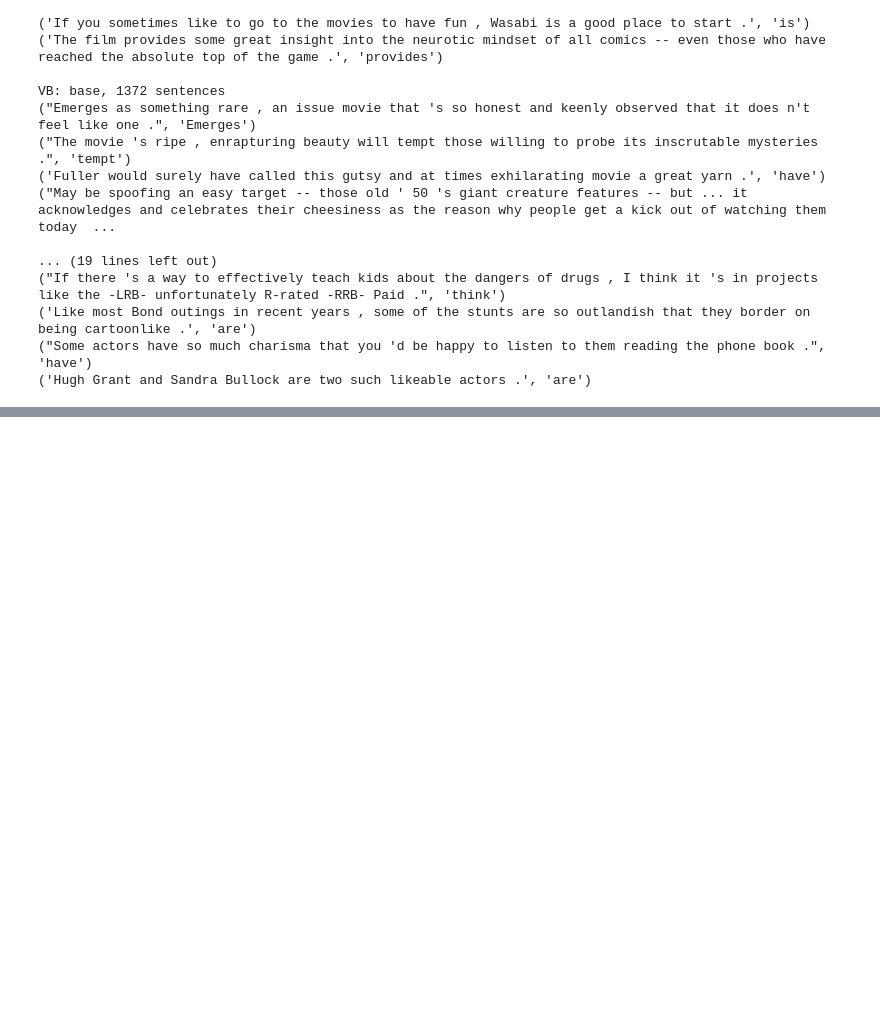
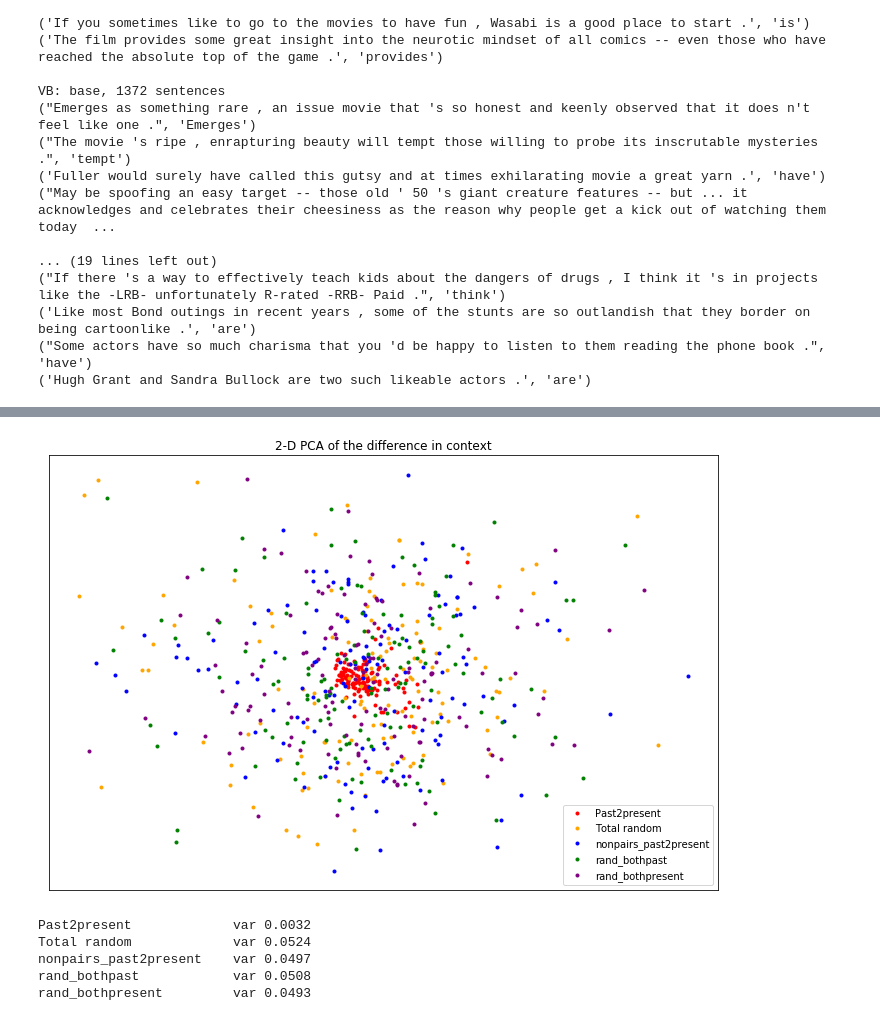
Before and after one commit to SPOClab-ca/layerwise-anomaly, a Jupyter notebook: notebooks/20200701_time_vector.ipynb, the cells around one changed output, grey strips where cells are left out. Saved outputs shown, nothing was run; the diff lists cells and outputs as text; code cells hidden in the pictures; blank space fills up the shorter version.

```diff
--- a/notebooks/20200701_time_vector.ipynb
+++ b/notebooks/20200701_time_vector.ipynb
@@ -11,9 +11,16 @@ import transformers
 from transformers import BertTokenizer, BertModel
 import matplotlib.pyplot as plt
 %matplotlib inline
+from matplotlib import colors as mcolors
+colors = dict(mcolors.BASE_COLORS, **mcolors.CSS4_COLORS)
+
+import sklearn
+from sklearn.decomposition import PCA
+from sklearn.metrics.pairwise import cosine_similarity
 import nltk
 from nltk.tokenize import sent_tokenize
 from tqdm import tqdm
+import torch
 
 from utils import timed_func
 
@@ -206,0 +227,6 @@ VB: base, 1372 sentences
+# %%
+# Used ~30 mins to annotate 150 lines out of 474
+df = pd.read_csv("20200701_outputs/past_to_main_edited.csv")
+df = df[~df.present_sent.isna()]
+print(df.shape)
+df.head()
@@ -206,0 +297,36 @@ VB: base, 1372 sentences
+# %%
+def pca_embed(vecs):
+    pca = PCA(n_components=2)
+    return pca.fit_transform(vecs.detach().numpy())
+
+def make_plot(all_vecs, names):
+    fig = plt.figure(figsize=(12, 8))
+    ax = fig.add_subplot(111)
+
+    palette = [colors["red"], colors["orange"], colors["blue"], colors["green"], colors["purple"]][:len(names)]
+    for i, vecs in enumerate(all_vecs):
+        z = pca_embed(vecs)  # (n_pt, 2)
+        ax.plot(z[:, 0], z[:, 1], "o", c=palette[i], markersize=3, label=names[i])
+
+    ax.axes.xaxis.set_visible(False)
+    ax.axes.yaxis.set_visible(False)
+    plt.legend()
+    plt.title('2-D PCA of the difference in context')
+    plt.show()
+
+collections = [vecs1, vecs2, vecs3, vecs4, vecs5]
+names = ["Past2present", "Total random", "nonpairs_past2present",
+        "rand_bothpast", "rand_bothpresent"]
+make_plot(collections, names)
+# %% [output]
+[figure, added]
+# %%
+for i, name in enumerate(names):
+    vecs = collections[i]
+    print ("{:<20}\t var {:.4f}".format(names[i], vecs.var().item()))
+# %% [output]
+Past2present             var 0.0032
+Total random             var 0.0524
+nonpairs_past2present    var 0.0497
+rand_bothpast            var 0.0508
+rand_bothpresent         var 0.0493
```
Also changed, not shown: parts of 7 cells of this notebook.
